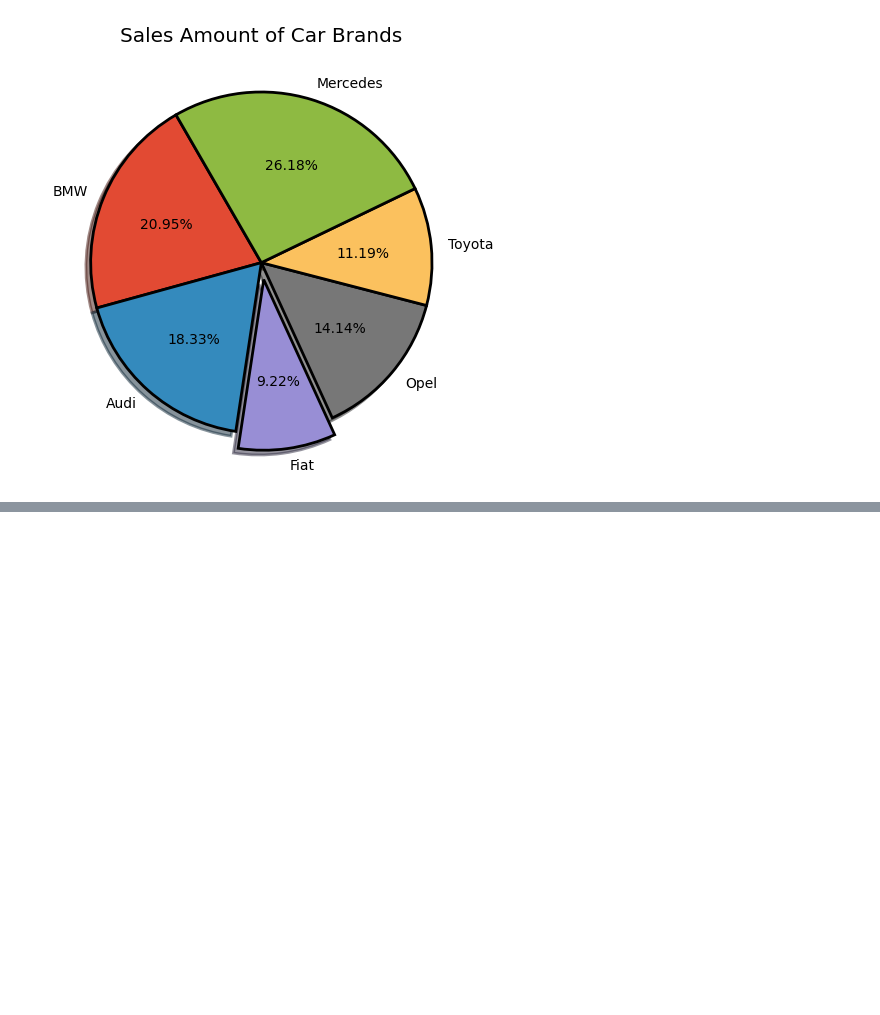
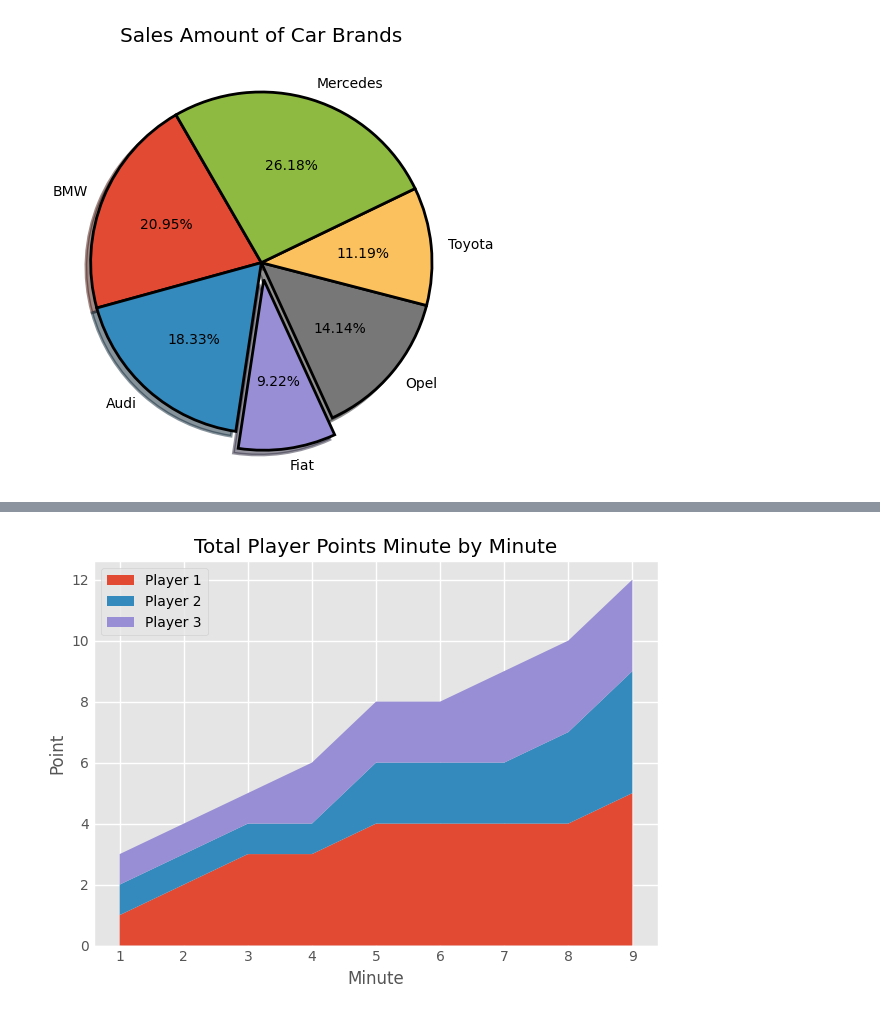
Before and after one commit to berkay-eser/python-for-data-science, a Jupyter notebook: my_docs/matplotlib_doc.ipynb, the cells around one changed output, grey strips where cells are left out. Cells and saved outputs as stored; diff of their text form; code cells hidden in the pictures; blank space fills up the shorter version.

```diff
--- a/my_docs/matplotlib_doc.ipynb
+++ b/my_docs/matplotlib_doc.ipynb
@@ -118,0 +125,20 @@ plt.show()
+# %%
+minutes = [1,2,3,4,5,6,7,8,9]
+
+player1 = [1, 2, 3, 3, 4, 4, 4, 4, 5]
+player2 = [1, 1, 1, 1, 2, 2, 2, 3, 4]
+player3 = [1, 1, 1, 2, 2, 2, 3, 3, 3]
+
+labels = ['Player 1', 'Player 2', 'Player 3']
+players = [player1, player2, player3]
+
+plt.stackplot(minutes, players, labels=labels)
+
+plt.title('Total Player Points Minute by Minute')
+plt.xlabel('Minute')
+plt.ylabel('Point')
+plt.legend(loc = 'upper left')
+plt.tight_layout()
+plt.show()
+# %% [output]
+[figure, added]
```
Also changed, not shown: parts of 2 cells of this notebook.
